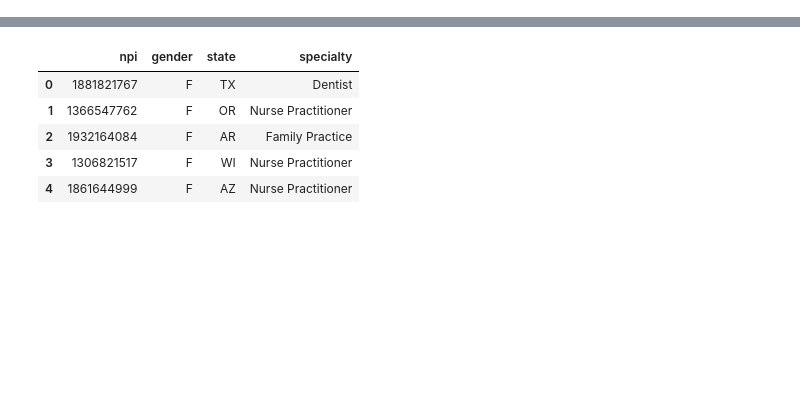
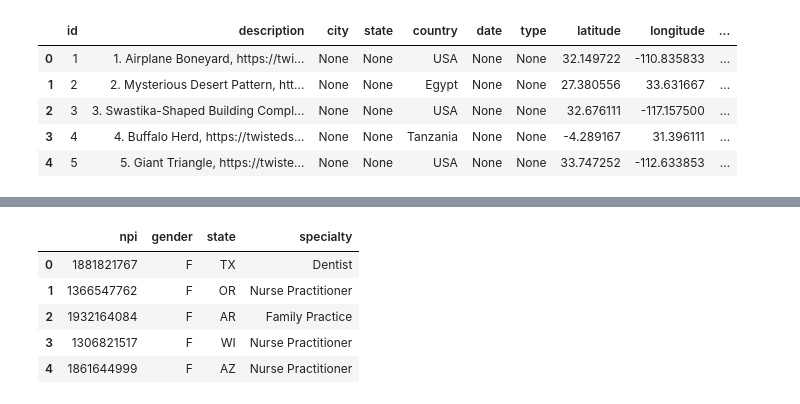
Before and after one commit to mstasmoore/Project-3, a Jupyter notebook: Haunted.ipynb, the cells around one changed output, grey strips where cells are left out. Cells and saved outputs as stored; diff of their text form; code cells hidden in the pictures; blank space fills up the shorter version.

```diff
--- a/Haunted.ipynb
+++ b/Haunted.ipynb
@@ -41,11 +39,18 @@ clean_op_df.head()
 | 4 | Albion | Michigan | United States | Kappa Delta Sorority - The Kappa ... | 42.244006 | 42.243097 | -84.745177 | -84.753030 |
 # %%
 # Need to replace the name of the sqlite file
-engine = create_engine(‘sqlite:///Country.sqlite’)
+engine = create_engine('sqlite:///paranormal_activity.db')
 # Need to replace the table name
-final_df.to_sql(name=‘Haunted’, con=engine, if_exists=‘append’, index=False)
+clean_op_df.to_sql(name='paranormal', con=engine, if_exists='append', index=False)
 # Need to read from right table to verify insertion of data
-pd.read_sql_query(‘select * from Haunted’, con=engine).head()
+pd.read_sql_query('select * from paranormal', con=engine).head()
+# %% [output]
+|  | id | description | city | state | country | date | type | latitude | longitude | ... |
+| 0 | 1 | 1. Airplane Boneyard, https://twi... | None | None | USA | None | None | 32.149722 | -110.835833 | ... |
+| 1 | 2 | 2. Mysterious Desert Pattern, htt... | None | None | Egypt | None | None | 27.380556 | 33.631667 | ... |
+| 2 | 3 | 3. Swastika-Shaped Building Compl... | None | None | USA | None | None | 32.676111 | -117.157500 | ... |
+| 3 | 4 | 4. Buffalo Herd, https://twisteds... | None | None | Tanzania | None | None | -4.289167 | 31.396111 | ... |
+| 4 | 5 | 5. Giant Triangle, https://twiste... | None | None | USA | None | None | 33.747252 | -112.633853 | ... |
 # %%
 # Create dataframe
 # pre_df = pd.read_csv("data//prescriber-info.csv")
```
Also changed, not shown: parts of 1 cell of this notebook, 1 other file.
